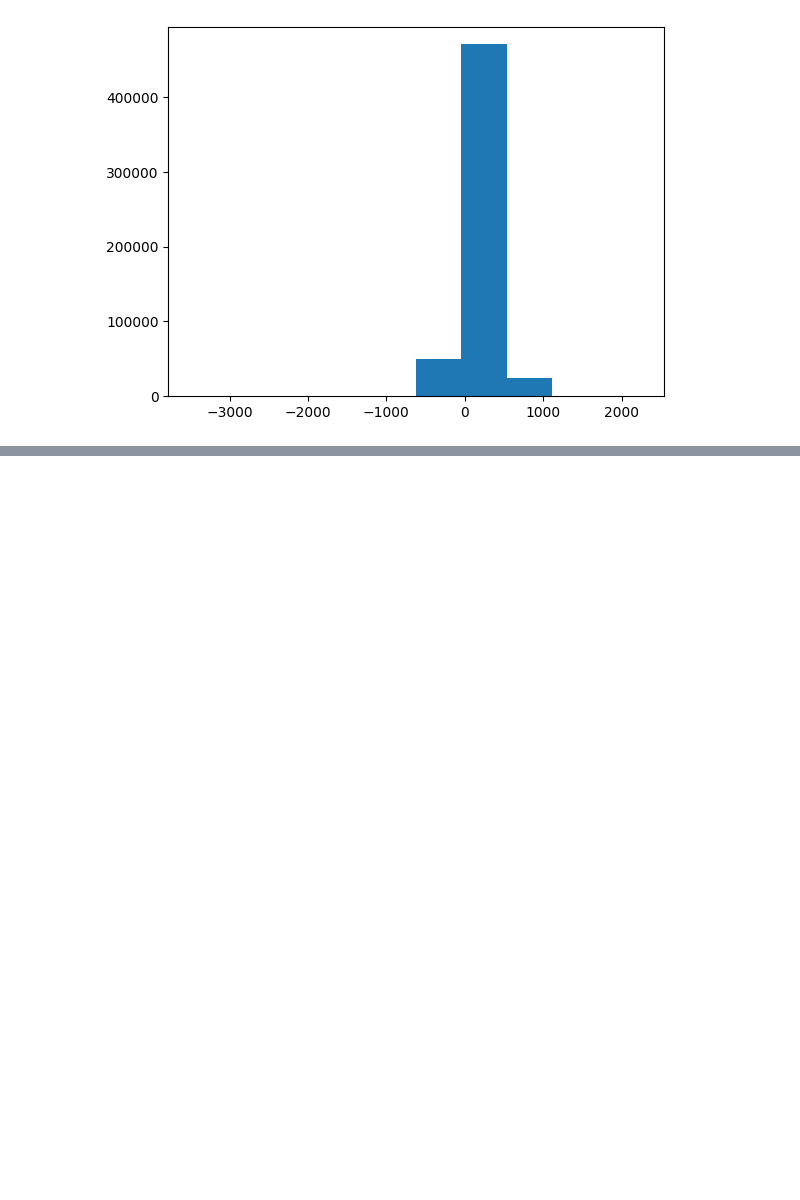
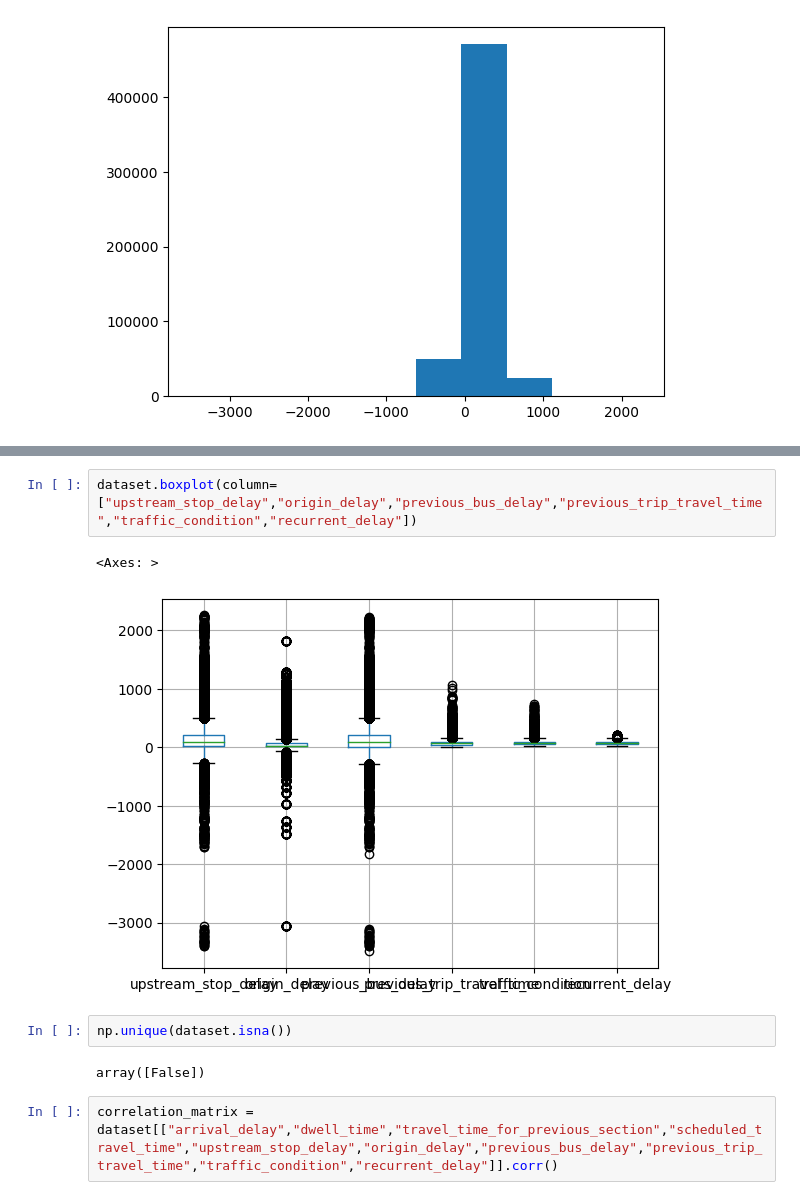
Before and after one commit to zhenliangma/Applied-AI-in-Transportation, a Jupyter notebook: Project/ProjectCode.ipynb, the cells around one changed output, grey strips where cells are left out. Saved outputs shown, nothing was run; the diff lists cells and outputs as text; blank space fills up the shorter version.

```diff
--- a/Project/ProjectCode.ipynb
+++ b/Project/ProjectCode.ipynb
@@ -38,0 +72,11 @@ plt.hist(dataset["arrival_delay"])
+# %%
+dataset.boxplot(column=["upstream_stop_delay","origin_delay","previous_bus_delay","previous_trip_travel_time","traffic_condition","recurrent_delay"])
+# %% [output]
+<Axes: >
+[figure, added]
+# %%
+np.unique(dataset.isna())
+# %% [output]
+array([False])
+# %%
+correlation_matrix = dataset[["arrival_delay","dwell_time","travel_time_for_previous_section","scheduled_travel_time","upstream_stop_delay","origin_delay","previous_bus_delay","previous_trip_travel_time","traffic_condition","recurrent_delay"]].corr()
```
Also changed, not shown: parts of 33 cells of this notebook.
